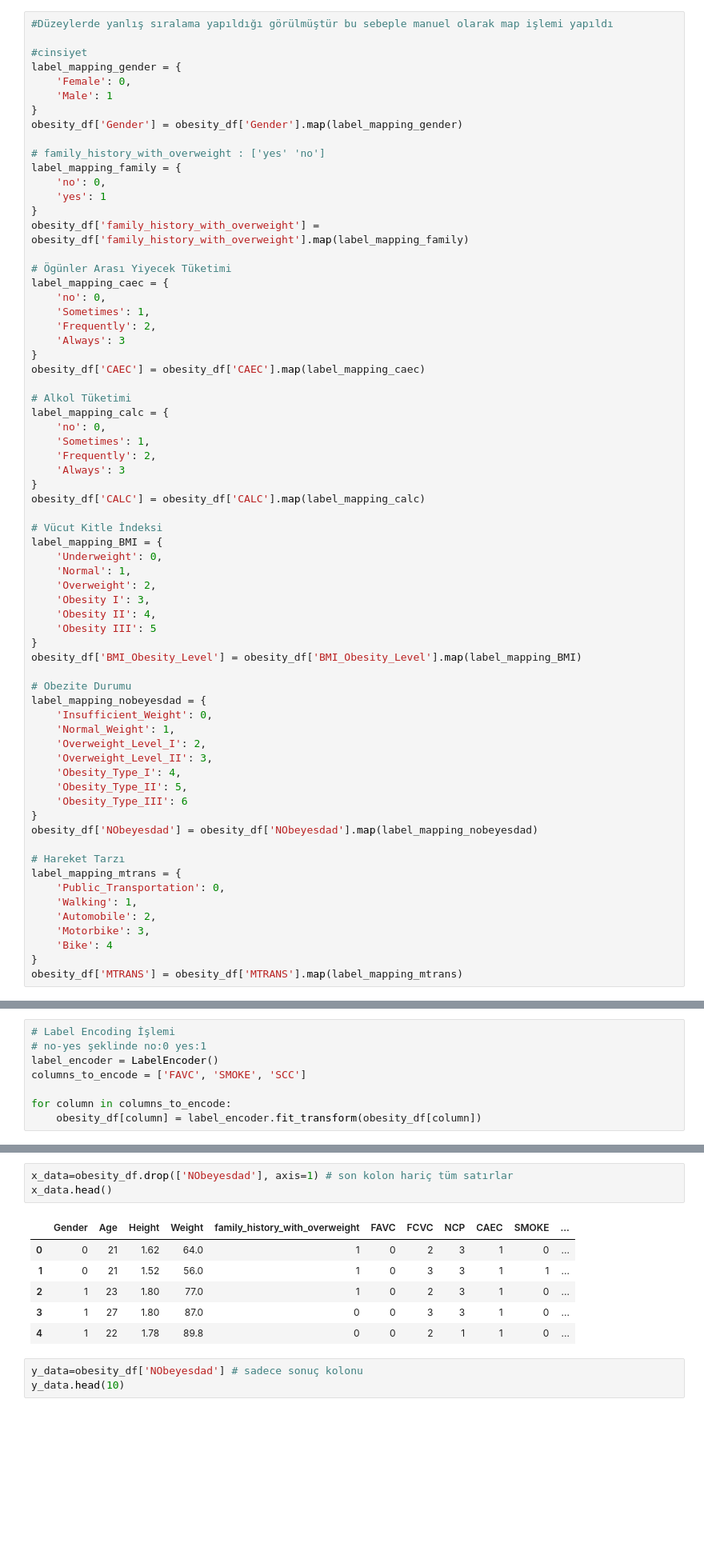
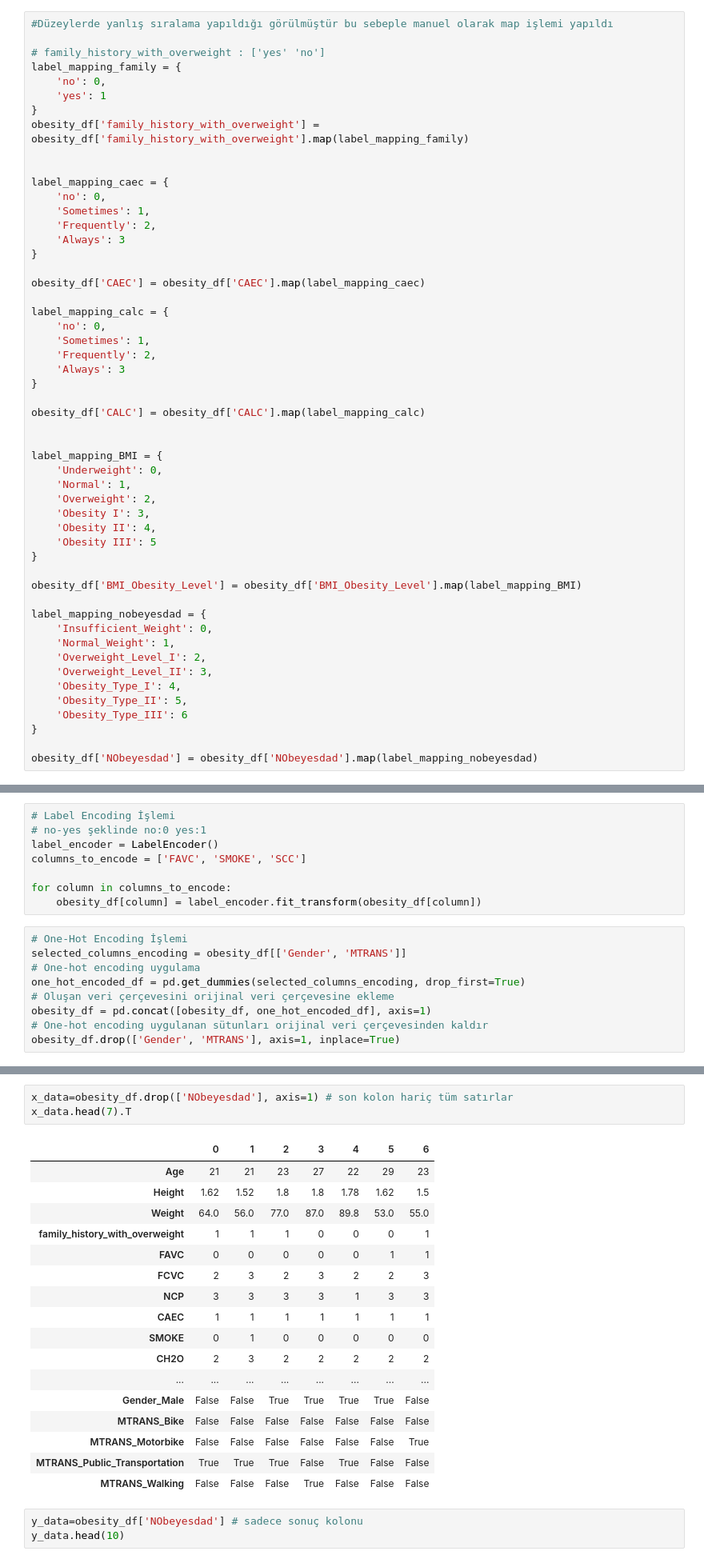
Before and after one commit to Tubaakbas/OBESITY-ML-PROJECT, a Jupyter notebook: obesity-ml-project.ipynb, the cells around one changed output, grey strips where cells are left out. Shown at 80% size. Cells and saved outputs as stored; diff of their text form; blank space fills up the shorter version.

Commit message:
predicted new data

```diff
--- a/obesity-ml-project.ipynb
+++ b/obesity-ml-project.ipynb
@@ -500,12 +507,5 @@ Yorum:
 # %%
 #Düzeylerde yanlış sıralama yapıldığı görülmüştür bu sebeple manuel olarak map işlemi yapıldı
-
-#cinsiyet
-label_mapping_gender = {
-    'Female': 0,
-    'Male': 1
-}
-obesity_df['Gender'] = obesity_df['Gender'].map(label_mapping_gender)
 
 # family_history_with_overweight : ['yes' 'no']
 label_mapping_family = {
@@ -514,25 +514,26 @@ label_mapping_family = {
 }
 obesity_df['family_history_with_overweight'] = obesity_df['family_history_with_overweight'].map(label_mapping_family)
 
-# Ögünler Arası Yiyecek Tüketimi
+
 label_mapping_caec = {
     'no': 0,
     'Sometimes': 1,
     'Frequently': 2,
     'Always': 3
 }
+
 obesity_df['CAEC'] = obesity_df['CAEC'].map(label_mapping_caec)
 
-# Alkol Tüketimi
 label_mapping_calc = {
     'no': 0,
     'Sometimes': 1,
     'Frequently': 2,
     'Always': 3
 }
+
 obesity_df['CALC'] = obesity_df['CALC'].map(label_mapping_calc)
 
-# Vücut Kitle İndeksi
+
 label_mapping_BMI = {
     'Underweight': 0,
     'Normal': 1,
@@ -541,9 +542,9 @@ label_mapping_BMI = {
     'Obesity II': 4,
     'Obesity III': 5
 }
+
 obesity_df['BMI_Obesity_Level'] = obesity_df['BMI_Obesity_Level'].map(label_mapping_BMI)
 
-# Obezite Durumu
 label_mapping_nobeyesdad = {
     'Insufficient_Weight': 0,
     'Normal_Weight': 1,
@@ -553,17 +554,8 @@ label_mapping_nobeyesdad = {
     'Obesity_Type_II': 5,
     'Obesity_Type_III': 6
 }
+
 obesity_df['NObeyesdad'] = obesity_df['NObeyesdad'].map(label_mapping_nobeyesdad)
-
-# Hareket Tarzı
-label_mapping_mtrans = {
-    'Public_Transportation': 0,
-    'Walking': 1,
-    'Automobile': 2,
-    'Motorbike': 3,
-    'Bike': 4
-}
-obesity_df['MTRANS'] = obesity_df['MTRANS'].map(label_mapping_mtrans)
 # %%
 obesity_df.head()
 # %% [output]
@@ -581,6 +573,15 @@ columns_to_encode = ['FAVC', 'SMOKE', 'SCC']
 
 for column in columns_to_encode:
     obesity_df[column] = label_encoder.fit_transform(obesity_df[column])
+# %%
+# One-Hot Encoding İşlemi
+selected_columns_encoding = obesity_df[['Gender', 'MTRANS']]
+# One-hot encoding uygulama
+one_hot_encoded_df = pd.get_dummies(selected_columns_encoding, drop_first=True)
+# Oluşan veri çerçevesini orijinal veri çerçevesine ekleme
+obesity_df = pd.concat([obesity_df, one_hot_encoded_df], axis=1)
+# One-hot encoding uygulanan sütunları orijinal veri çerçevesinden kaldır
+obesity_df.drop(['Gender', 'MTRANS'], axis=1, inplace=True)
 # %%
 obesity_df.head()
 # %% [output]
@@ -595,13 +595,24 @@ obesity_df.head()
 # %%
 x_data=obesity_df.drop(['NObeyesdad'], axis=1) # son kolon hariç tüm satırlar
-x_data.head()
+x_data.head(7).T
 # %% [output]
-|  | Gender | Age | Height | Weight | family_history_with_overweight | FAVC | FCVC | NCP | CAEC | SMOKE | ... |
-| 0 | 0 | 21 | 1.62 | 64.0 | 1 | 0 | 2 | 3 | 1 | 0 | ... |
-| 1 | 0 | 21 | 1.52 | 56.0 | 1 | 0 | 3 | 3 | 1 | 1 | ... |
-| 2 | 1 | 23 | 1.80 | 77.0 | 1 | 0 | 2 | 3 | 1 | 0 | ... |
-| 3 | 1 | 27 | 1.80 | 87.0 | 0 | 0 | 3 | 3 | 1 | 0 | ... |
-| 4 | 1 | 22 | 1.78 | 89.8 | 0 | 0 | 2 | 1 | 1 | 0 | ... |
+|  | 0 | 1 | 2 | 3 | 4 | 5 | 6 |
+| Age | 21 | 21 | 23 | 27 | 22 | 29 | 23 |
+| Height | 1.62 | 1.52 | 1.8 | 1.8 | 1.78 | 1.62 | 1.5 |
+| Weight | 64.0 | 56.0 | 77.0 | 87.0 | 89.8 | 53.0 | 55.0 |
+| family_history_with_overweight | 1 | 1 | 1 | 0 | 0 | 0 | 1 |
+| FAVC | 0 | 0 | 0 | 0 | 0 | 1 | 1 |
+| FCVC | 2 | 3 | 2 | 3 | 2 | 2 | 3 |
+| NCP | 3 | 3 | 3 | 3 | 1 | 3 | 3 |
+| CAEC | 1 | 1 | 1 | 1 | 1 | 1 | 1 |
+| SMOKE | 0 | 1 | 0 | 0 | 0 | 0 | 0 |
+| CH2O | 2 | 3 | 2 | 2 | 2 | 2 | 2 |
+| ... | ... | ... | ... | ... | ... | ... | ... |
+| Gender_Male | False | False | True | True | True | True | False |
+| MTRANS_Bike | False | False | False | False | False | False | False |
+| MTRANS_Motorbike | False | False | False | False | False | False | True |
+| MTRANS_Public_Transportation | True | True | True | False | True | False | False |
+| MTRANS_Walking | False | False | False | True | False | False | False |
 # %%
 y_data=obesity_df['NObeyesdad'] # sadece sonuç kolonu
 y_data.head(10)
```
Also changed, not shown: parts of 15 cells of this notebook.
